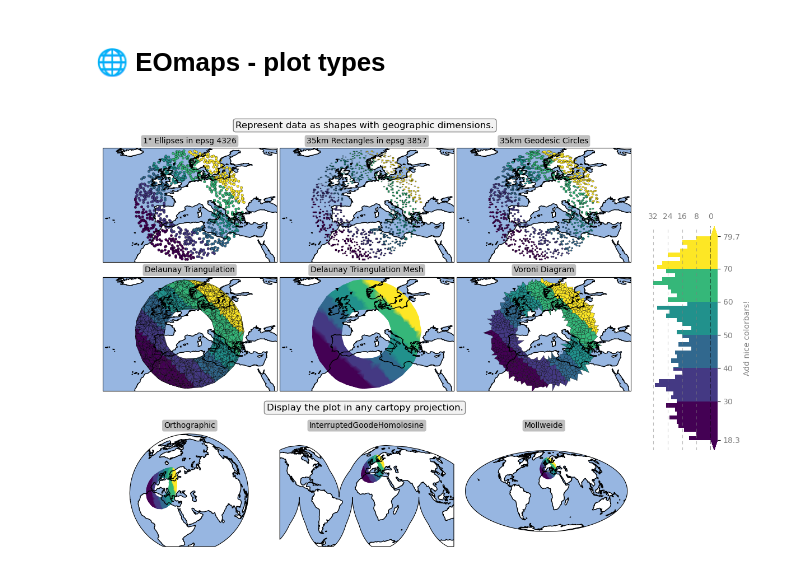
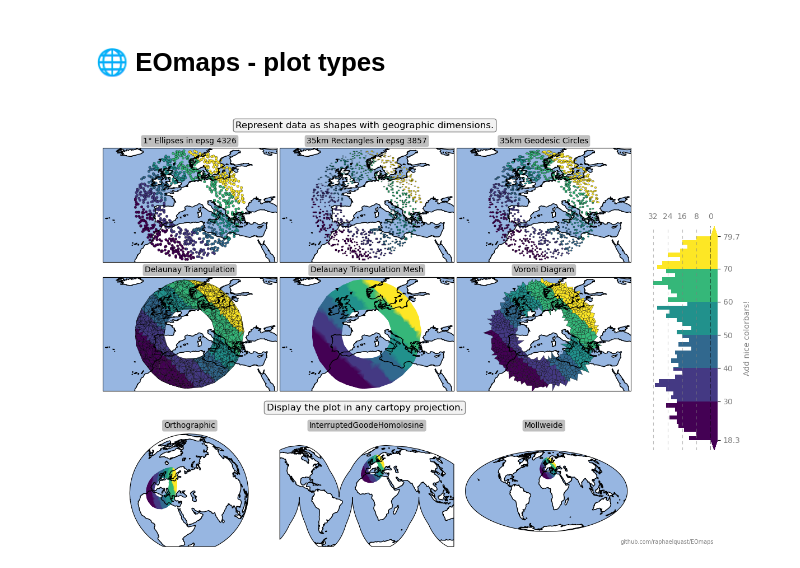
Before and after one commit to raphaelquast/EOmaps, a Jupyter notebook: examples/Plot_types.ipynb, the cells around one changed output. Cells and saved outputs as stored; diff of their text form; code cells hidden in the pictures.

Commit message:
update example image and notebooks

```diff
--- a/examples/Plot_types.ipynb
+++ b/examples/Plot_types.ipynb
@@ -84,31 +84,32 @@ addtitle(m, "Orthographic")
 
 m.figure.ax.set_xlim(-9287538.873943578, 9424880.444560962)
 m.figure.ax.set_ylim(-6464059.586949452, 7257353.994791463)
 
 m.plot_specs.crs = m.crs_list.InterruptedGoodeHomolosine()
 m.plot_map(gs_ax=gs[3, 1], **args)
 addtitle(m, "InterruptedGoodeHomolosine")
 
 m.figure.ax.set_xlim(-16870231.981304333, 17244055.03635715)
 m.figure.ax.set_ylim(-8255719.045825919, 10851116.008060208)
 
 m.plot_specs.crs = m.crs_list.Mollweide()
 m.plot_map(gs_ax=gs[3, 2], **args)
 addtitle(m, "Mollweide")
 
 m.figure.ax.set_xlim(-19926964.196277186, 18838164.791654214)
 m.figure.ax.set_ylim(-13870666.8432306, 14554966.333284175)
 
 cb = m.add_colorbar(gs[:,-1], orientation="vertical")
 
 cb[1].tick_params(labelcolor=".5", axis="both")
 cb[1].set_ylabel("Add nice colorbars!", color=".5")
 cb[2].tick_params(labelcolor=".5", axis="both")
 cb[2].grid(color=".5", axis="x")
 
 m.figure.set_colorbar_position(pos=(.825,.225, .1, .5), cb=cb)
 
 _ = m.figure.f.text(.4, .95, "Represent data as shapes with geographic dimensions.", horizontalalignment="center", verticalalignment="center", fontsize=12, bbox=dict(fc=".95", boxstyle='round,pad=.25', ec=".5"))
 _ = m.figure.f.text(.4, .32, "Display the plot in any cartopy projection.", horizontalalignment="center", verticalalignment="center", fontsize=12, bbox=dict(fc=".95", boxstyle='round,pad=.25', ec=".5"))
+_ = m.figure.f.text(.85, .02, "github.com/raphaelquast/EOmaps", horizontalalignment="center", verticalalignment="center", fontsize=7, color=".5")
 # %% [output]
-[figure, old version]
+[figure, new version]
```
Also changed, not shown: 2 other files.
